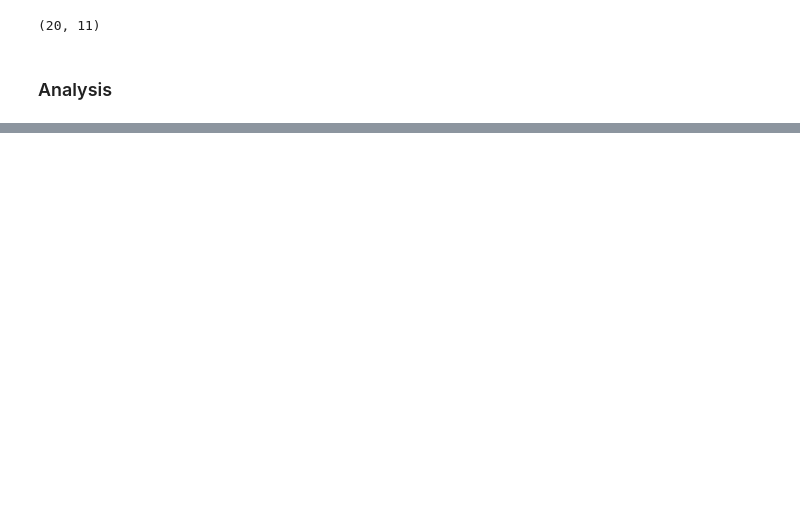
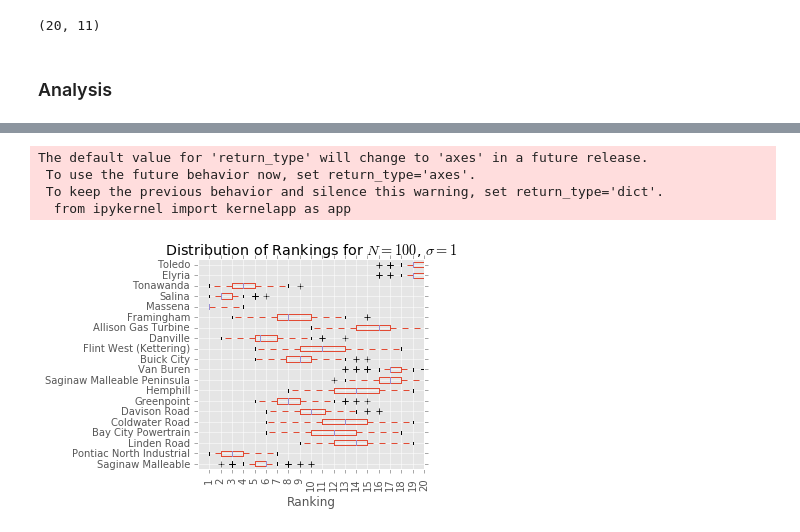
Before and after one commit to smaroukis/site-analysis, a Jupyter notebook: Site-Analysis-9-12-Actual-Data.ipynb, the cells around one changed output, grey strips where cells are left out. Cells and saved outputs as stored; diff of their text form; code cells hidden in the pictures; blank space fills up the shorter version.

```diff
--- a/Site-Analysis-9-12-Actual-Data.ipynb
+++ b/Site-Analysis-9-12-Actual-Data.ipynb
@@ -48,0 +101,15 @@ np.save('results',results)
+# %%
+# Plot as 11 histograms of distribution of RANKINGS
+ranks.boxplot(vert=0)
+plt.title('Distribution of Rankings for $N=100$, $\sigma = 1$')
+plt.xlabel('Ranking')
+plt.xticks([i for i in range(1,21)], rotation = 'vertical')
+plt.tight_layout()
+plt.savefig('rank_boxplot.pdf')
+plt.show()
+# %% [output]
+The default value for 'return_type' will change to 'axes' in a future release.
+ To use the future behavior now, set return_type='axes'.
+ To keep the previous behavior and silence this warning, set return_type='dict'.
+  from ipykernel import kernelapp as app
+[figure, added]
```
Also changed, not shown: parts of 7 cells of this notebook, 1 other file.
